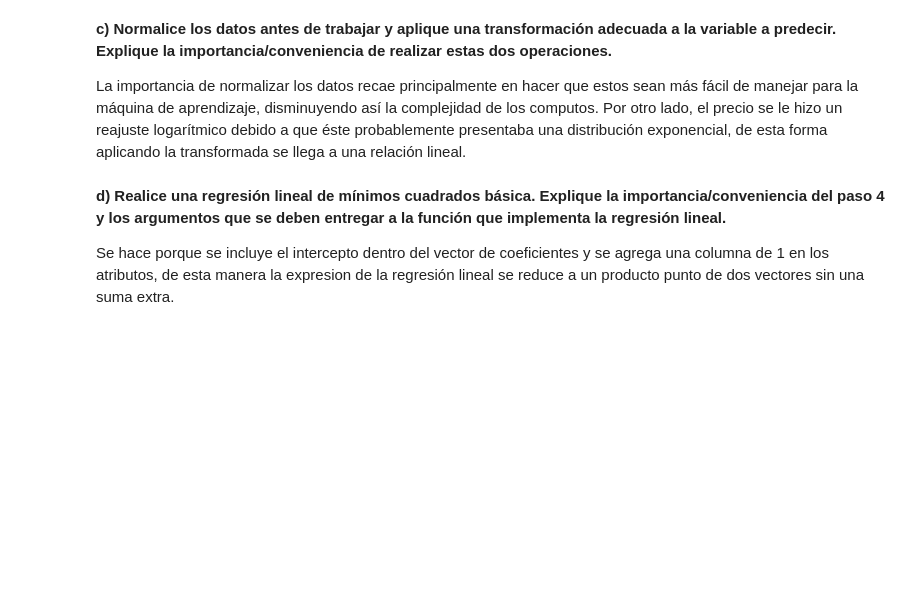
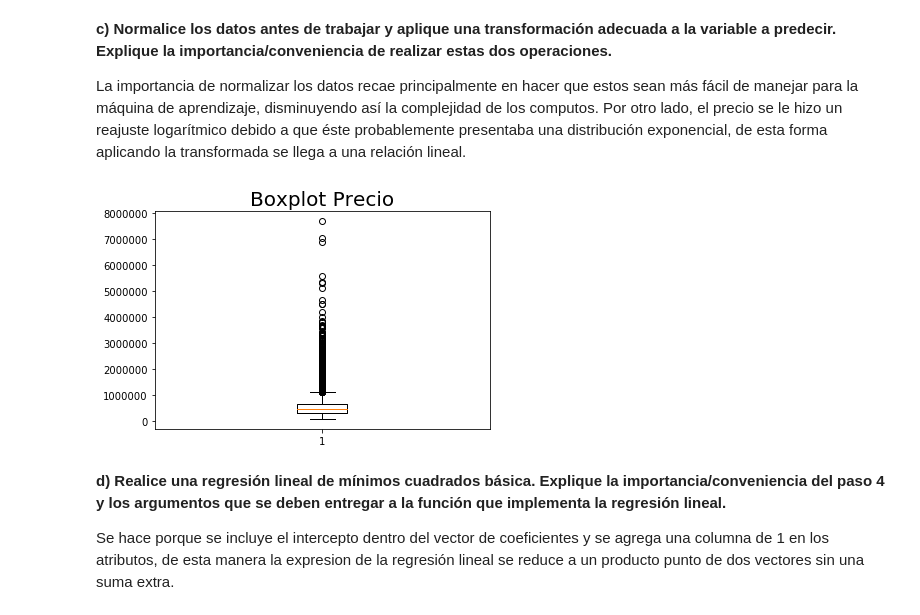
Before and after one commit to AlfredoAlfi/MachineLearning1, a Jupyter notebook: Tarea1_Machine_Learning.ipynb, the cells around one changed output. Cells and saved outputs as stored; diff of their text form; code cells hidden in the pictures; blank space fills up the shorter version.

```diff
--- a/Tarea1_Machine_Learning.ipynb
+++ b/Tarea1_Machine_Learning.ipynb
@@ -60,9 +60,16 @@ Explique la importancia/conveniencia de realizar estas dos operaciones.
 <p>La importancia de normalizar los datos recae principalmente en hacer que estos sean más fácil de manejar para la máquina de aprendizaje, disminuyendo así la complejidad de los computos. Por otro lado, el precio se le hizo un reajuste logarítmico debido a que éste probablemente presentaba una distribución exponencial, de esta forma aplicando la transformada se llega a una relación lineal.</p>
 # %%
 from sklearn.preprocessing import StandardScaler
+import matplotlib.pyplot as plt
+
 scaler = StandardScaler()
 df_scaled = pd.DataFrame(scaler.fit_transform(df), columns = df.columns)
+plt.boxplot(df['price'])
+plt.title("Boxplot Precio", size=20)
+plt.show()
 df_scaled['price'] = np.log(df['price'])
+# %% [output]
+[figure, added]
 # %% [markdown]
 <p><b>d) Realice una regresión lineal de mínimos cuadrados básica. Explique la importancia/conveniencia del paso 4 y los argumentos que se deben entregar a la función que implementa la regresión lineal.
 </b>
```
Also changed, not shown: parts of 5 cells of this notebook.
